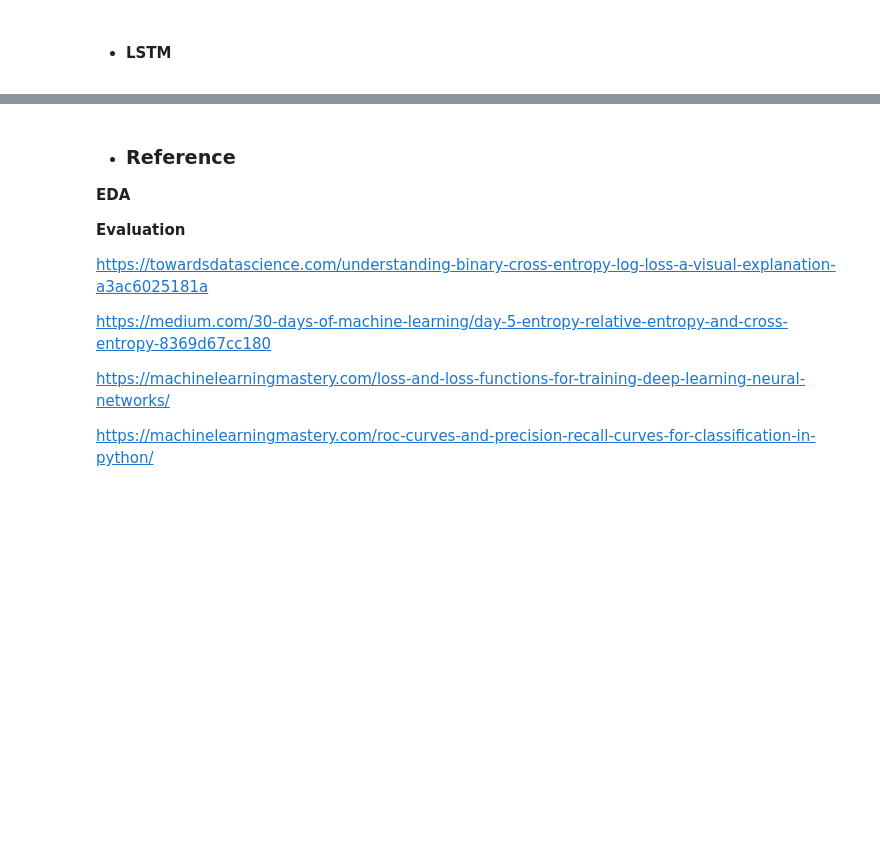
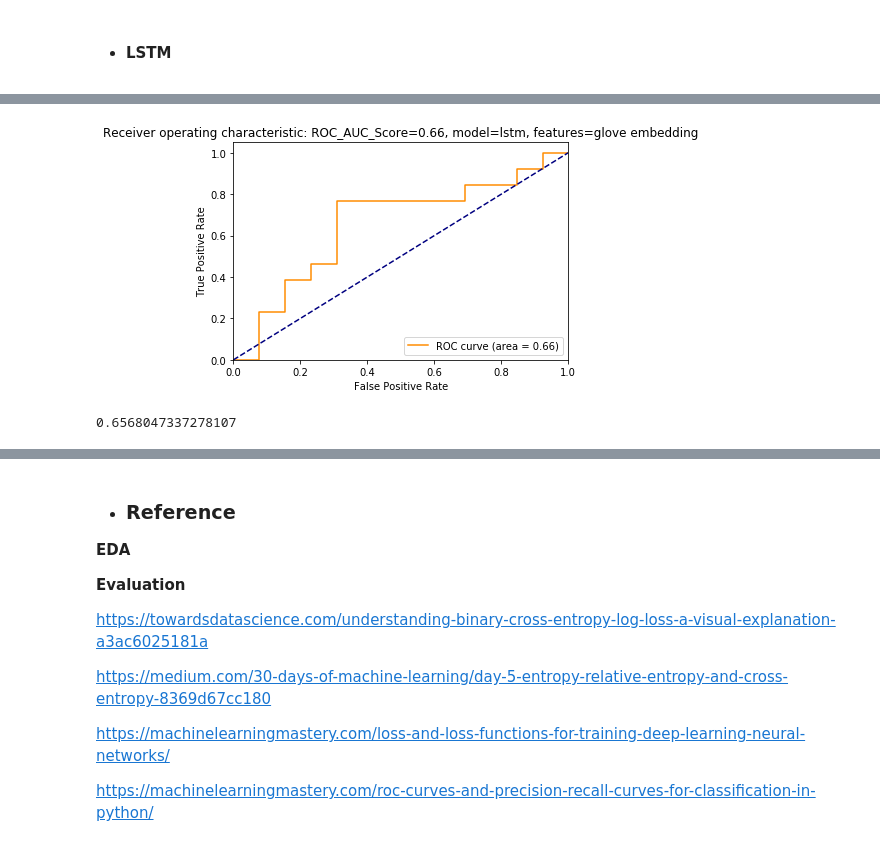
Before and after one commit to ck-unifr/german-wings-airline-challenge, a Jupyter notebook: german-wings-review.ipynb, the cells around one changed output, grey strips where cells are left out. Saved outputs shown, nothing was run; the diff lists cells and outputs as text; code cells hidden in the pictures; blank space fills up the shorter version.

```diff
--- a/german-wings-review.ipynb
+++ b/german-wings-review.ipynb
@@ -982,0 +1292,8 @@ model.compile(loss='categorical_crossentropy', optimizer='adam')
+# %%
+plot_auc_curve(yvalid, predictions[:, 1], model_name='lstm',  features='glove embedding')
+# %% [output]
+[figure, added]
+# %%
+roc_auc_score(yvalid, predictions[:, 1])
+# %% [output]
+0.6568047337278107
```
Also changed, not shown: parts of 85 cells of this notebook.
